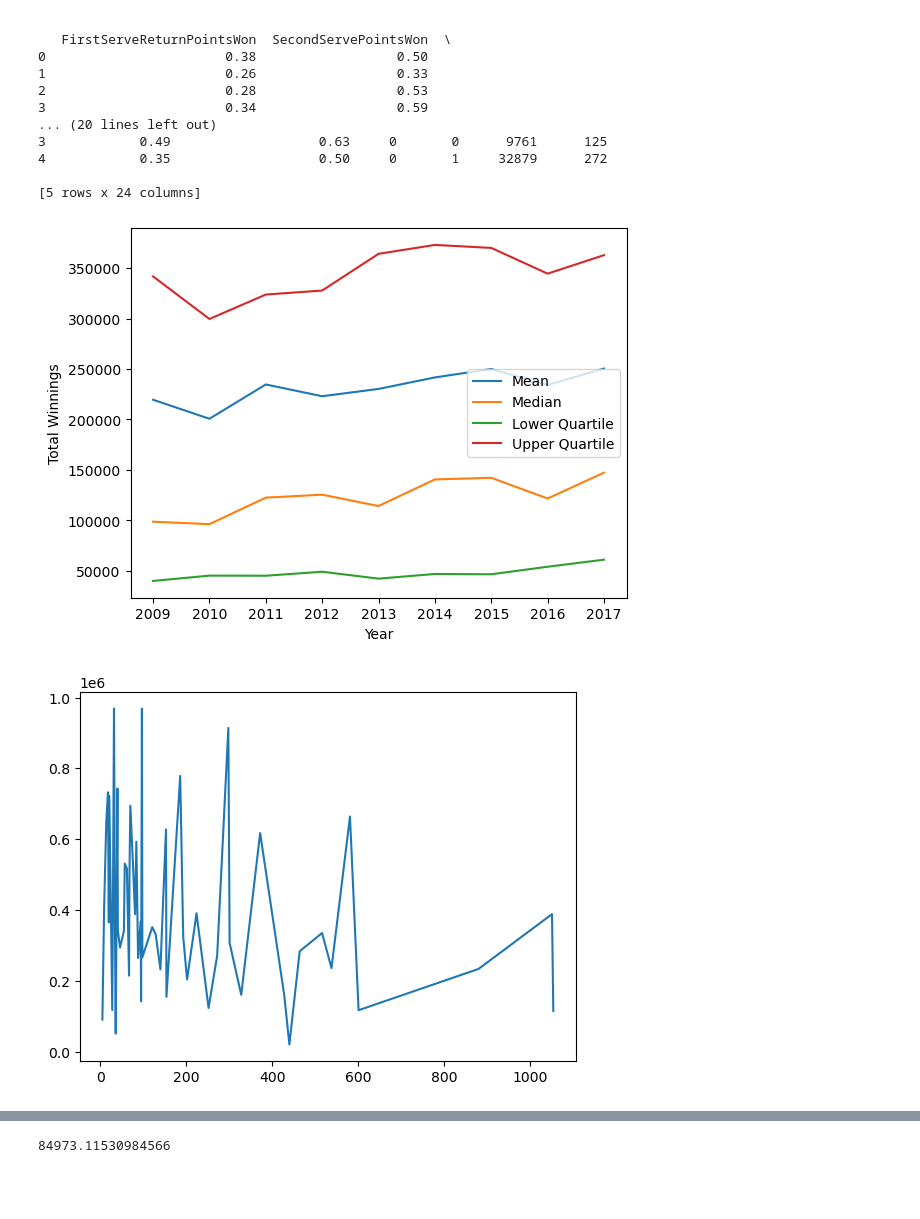
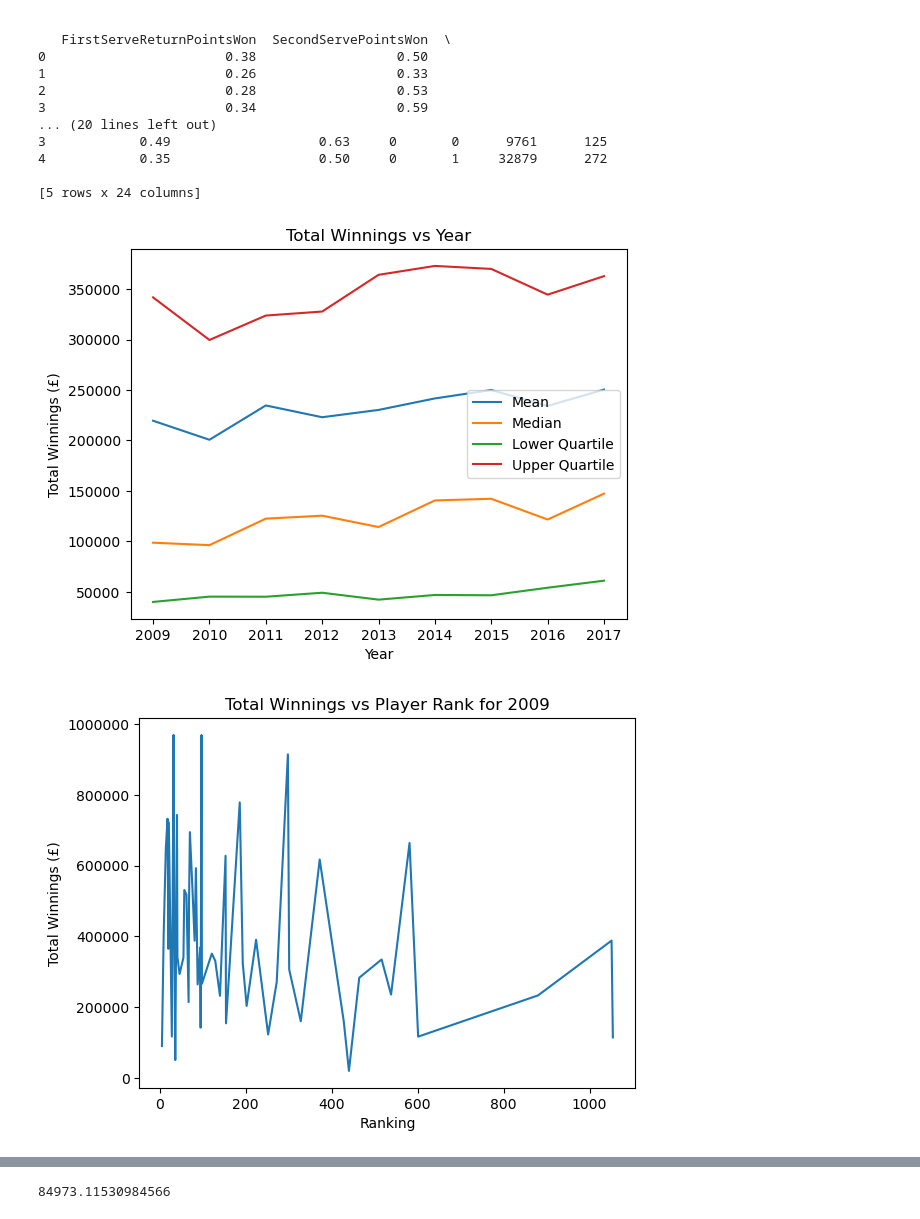
Before and after one commit to BPollins/Tennis_stat_analysis, a Jupyter notebook: Tennis_stat_analysis.ipynb, the cells around one changed output, grey strips where cells are left out. Saved outputs shown, nothing was run; the diff lists cells and outputs as text; code cells hidden in the pictures; blank space fills up the shorter version.

Commit message:
Improved graph presentation
-All graphs now titled
-Units added to all axes
-Consistent naming convention on axes
-Added x = y lines on predicted vs actual graphs to make comparison easier

```diff
--- a/Tennis_stat_analysis.ipynb
+++ b/Tennis_stat_analysis.ipynb
@@ -47,35 +47,36 @@ for year in stats.Year.unique():
     up_quart = np.percentile(stats[stats.Year == year].Winnings,75)
     low_quart = np.percentile(stats[stats.Year == year].Winnings,25)
 
     quarts_winnings_vs_year.append([low_quart,up_quart])
 
 # print(mean_winnings_vs_year)
 
 quarts_winnings_vs_year = pd.DataFrame(quarts_winnings_vs_year)
 quarts_winnings_vs_year.index = stats.Year.unique()
 quarts_winnings_vs_year.sort_index(axis=0,inplace=True)
 quarts_winnings_vs_year.rename(columns={0:'low_quart', 1:'up_quart'}, inplace=True)
 # print(quarts_winnings_vs_year)
 
+plt.title('Total Winnings vs Year')
 plt.plot(mean_winnings_vs_year, label='Mean')
 plt.plot(median_winnings_vs_year, label='Median')
 plt.plot(quarts_winnings_vs_year.low_quart, label='Lower Quartile')
 plt.plot(quarts_winnings_vs_year.up_quart, label = 'Upper Quartile')
 plt.xlabel('Year')
-plt.ylabel('Total Winnings')
+plt.ylabel('Total Winnings (£)')
 plt.legend()
 plt.show()
 
 
 # We can see that in general, winnings for a tennis player in the top 1500 is rising from year to year. The mean is
 ## significantly higher than the median, indicating a heavily right-skewed dataset where the top earners earn a
 ### disproportionally large amount of money compared to the rest of the top 1500 - this is somewhat expected
 #### intuitively, however the median may be a more useful statistic in this instance for looking at the average
 ##### winnings for a tennis player. It is evident that the fluctuation in the winnings for the top-earners is a key
 ###### factor in the uncertainty of the rise in winnings from year to year, as the upper quartile oscillates in a very
 ####### similar fashion to the median and mean, whereas the lower quartile shows a more consistent, steady increase.
 # %% [output]
-[figure, old version]
+[figure, new version]
 # %%
 # I wanted to see how winnings varied with ranking for each year, but it is clear that this is heavily linked to the
 ## number of matches played, which is seemingly random looking at the data here (in reality this will be due to
@@ -91,10 +92,14 @@ x_2009 = RvW_2009.Ranking
 y_2009 = RvW_2009.Winnings
 
 plt.close()
+plt.title('Total Winnings vs Player Rank for 2009')
+plt.xlabel('Ranking')
+plt.ylabel('Total Winnings (£)')
+plt.ticklabel_format(style='plain', axis='y')
 plt.plot(x_2009,y_2009)
 plt.show()
 # %% [output]
-[figure, old version]
+[figure, new version]
 # %%
 # Lets see how the number of wins and losses affect winnings
 
```
Also changed, not shown: parts of 2 cells of this notebook.
